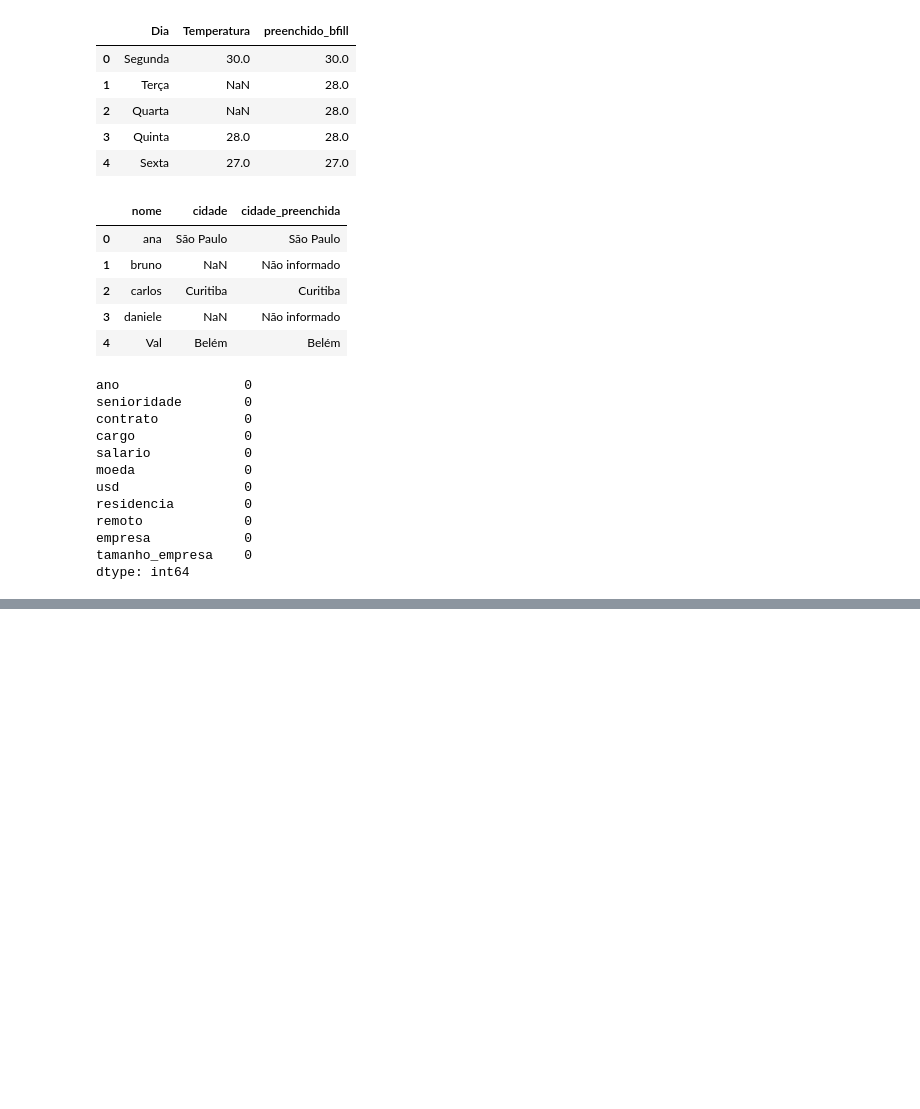
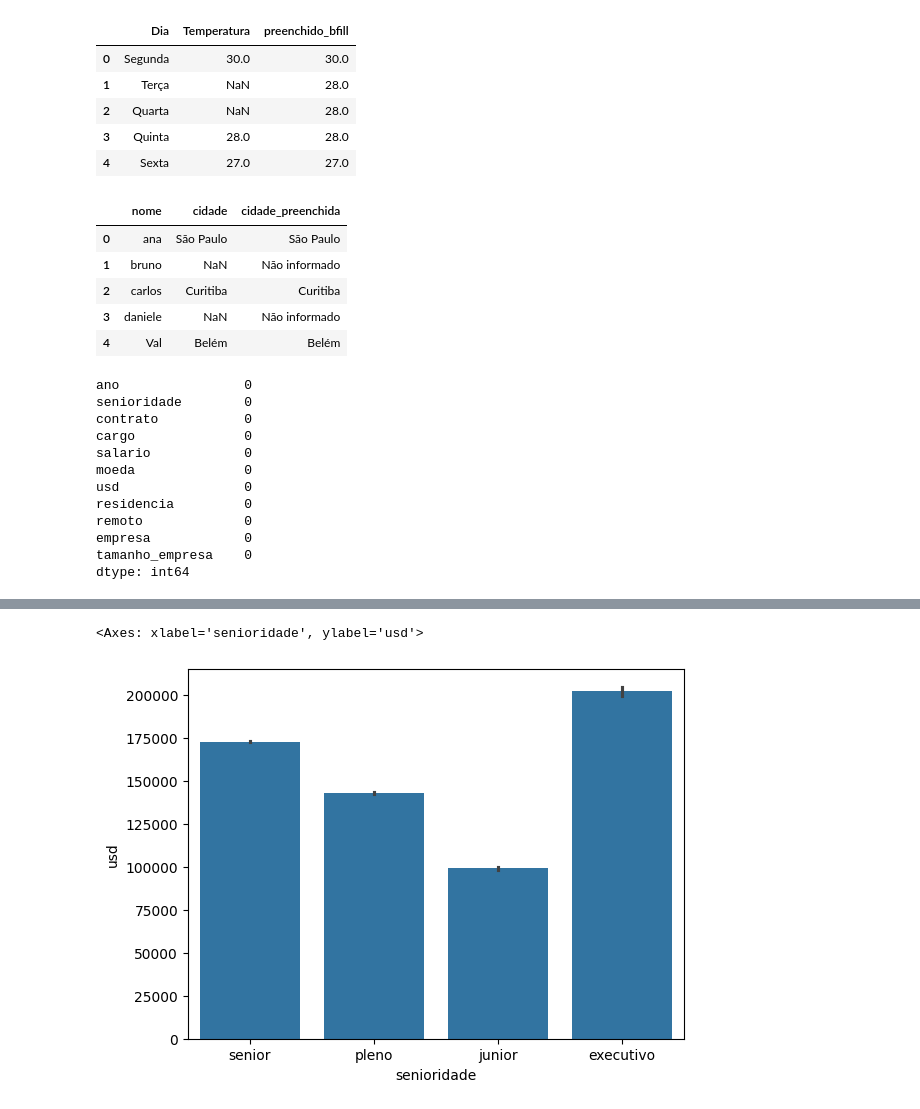
Before and after one commit to thierryLchaves/Notacoes_Alura_Dados_Python, a Jupyter notebook: src/explore_dados_com_pandas.ipynb, the cells around one changed output, grey strips where cells are left out. Saved outputs shown, nothing was run; the diff lists cells and outputs as text; code cells hidden in the pictures; blank space fills up the shorter version.

```diff
--- a/src/explore_dados_com_pandas.ipynb
+++ b/src/explore_dados_com_pandas.ipynb
@@ -401,0 +418,5 @@ df_limpo = df_limpo.assign(ano = df_limpo['ano'].astype('int64'))
+# %%
+sns.barplot(data=df_limpo,x='senioridade',y='usd')
+# %% [output]
+<Axes: xlabel='senioridade', ylabel='usd'>
+[figure, added]
```
Also changed, not shown: parts of 18 cells of this notebook, 13 other files.
